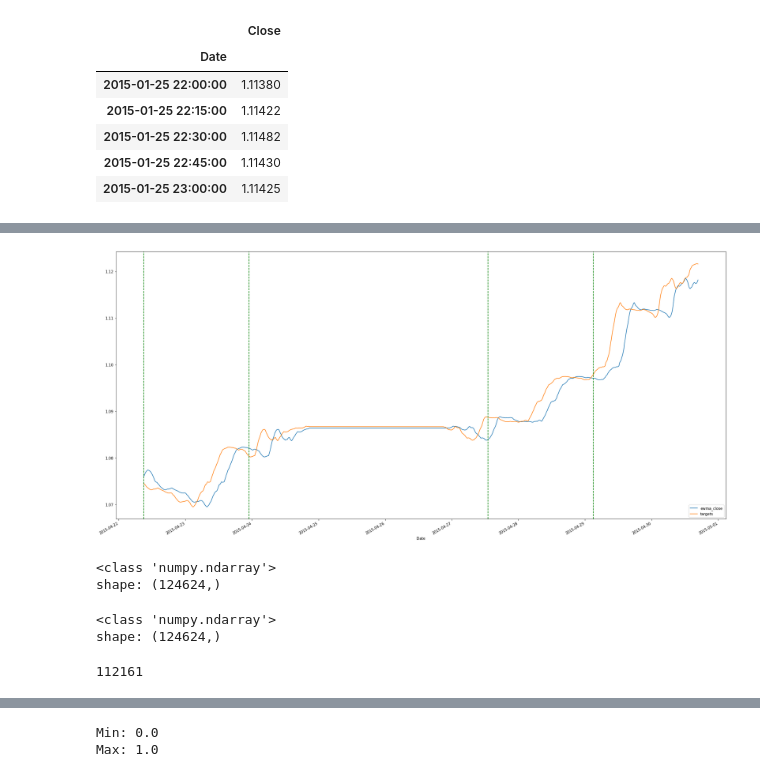
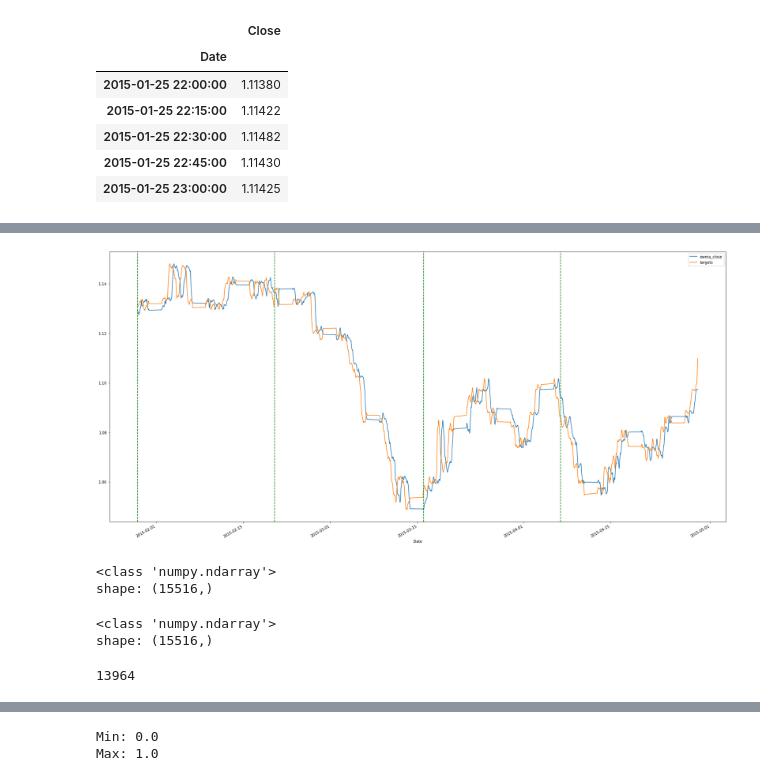
Before and after one commit to aerfio/magisterka, a Jupyter notebook: gru-test.ipynb, the cells around one changed output, grey strips where cells are left out. Saved outputs shown, nothing was run; the diff lists cells and outputs as text; code cells hidden in the pictures.

```diff
--- a/gru-test.ipynb
+++ b/gru-test.ipynb
@@ -1,7 +1,7 @@
 # %%
 %matplotlib inline
-import os
-os.environ["KERAS_BACKEND"] = "plaidml.keras.backend"
+# import os
+# os.environ["KERAS_BACKEND"] = "plaidml.keras.backend"
 import pandas as pd
 import numpy as np
 import tensorflow.keras as keras
@@ -10,8 +10,13 @@ import matplotlib.pyplot as plt
 from sklearn.preprocessing import MinMaxScaler
 from tensorflow.keras.preprocessing.sequence import TimeseriesGenerator
 from tensorflow.keras.backend import square, mean
+from tensorflow.keras.models import Sequential
+from tensorflow.keras.layers import LSTM, Dense, Dropout, BatchNormalization, GRU, Bidirectional
+from tensorflow.keras.optimizers import Adam, RMSprop
+from tensorflow.keras.callbacks import TensorBoard, ReduceLROnPlateau,EarlyStopping
+from tensorflow.python.keras.initializers import RandomUniform
 
-look_back = 4 * 24 * 4
+look_back = 4 * 24 * 4*4
 num_epochs = 7
 # seq_len = 4 * 2
 batch_size=256
@@ -19,7 +24,7 @@ loss="mse"
 ewm=8
 units=256
 
-shift_steps=4 * 2
+shift_steps=4 * 8*2
 
 warmup_steps=0
 # %%
@@ -50,6 +55,8 @@ def getDataset():
     return df
 # %%
 df = getDataset()
+dflen=len(df)
+df=df[:int(dflen/8)]
 df.head()
 # %% [output]
 |  | Close |
@@ -86,11 +93,11 @@ Name: ewma_close, Length: 124644, dtype: float64
 # %%
-offset=6000
+offset=300
 period_num=4
 ax=df[offset:offset+period_num*look_back].plot(figsize=(30,15))
 for i in range(period_num):
     ax.axvline(df.index[offset+i*look_back], color="green", linestyle="--")
 # %% [output]
-[figure, old version]
+[figure, new version]
 # %%
 df_targets=df["ewma_close"]
 x_data=df["targets"].values[0:-shift_steps]
@@ -98,14 +105,14 @@ print(type(x_data))
 print("shape:", x_data.shape)
 # %% [output]
 <class 'numpy.ndarray'>
-shape: (124624,)
+shape: (15516,)
 # %%
 y_data=df_targets.values[0:-shift_steps]
 print(type(y_data))
 print("shape:", y_data.shape)
 # %% [output]
 <class 'numpy.ndarray'>
-shape: (124624,)
+shape: (15516,)
 # %%
 train_split = 0.9
 # %%
@@ -114,7 +121,7 @@ num_data = len(x_data)
 num_train = int(train_split * num_data)
 num_train
 # %% [output]
-112161
+13964
 # %%
 num_test = num_data - num_train
 num_test
```
Also changed, not shown: parts of 19 cells of this notebook, 6 other files.
